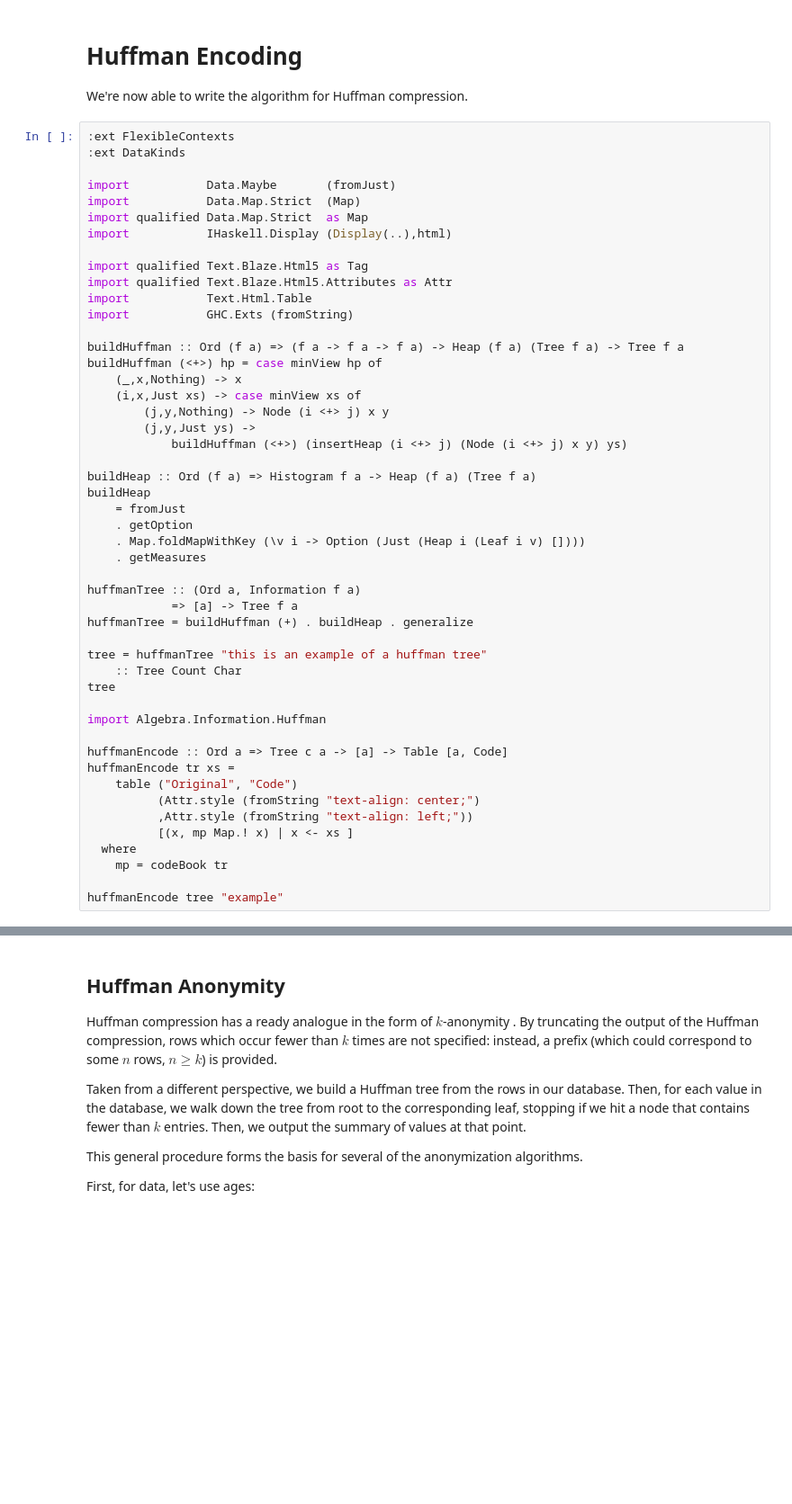
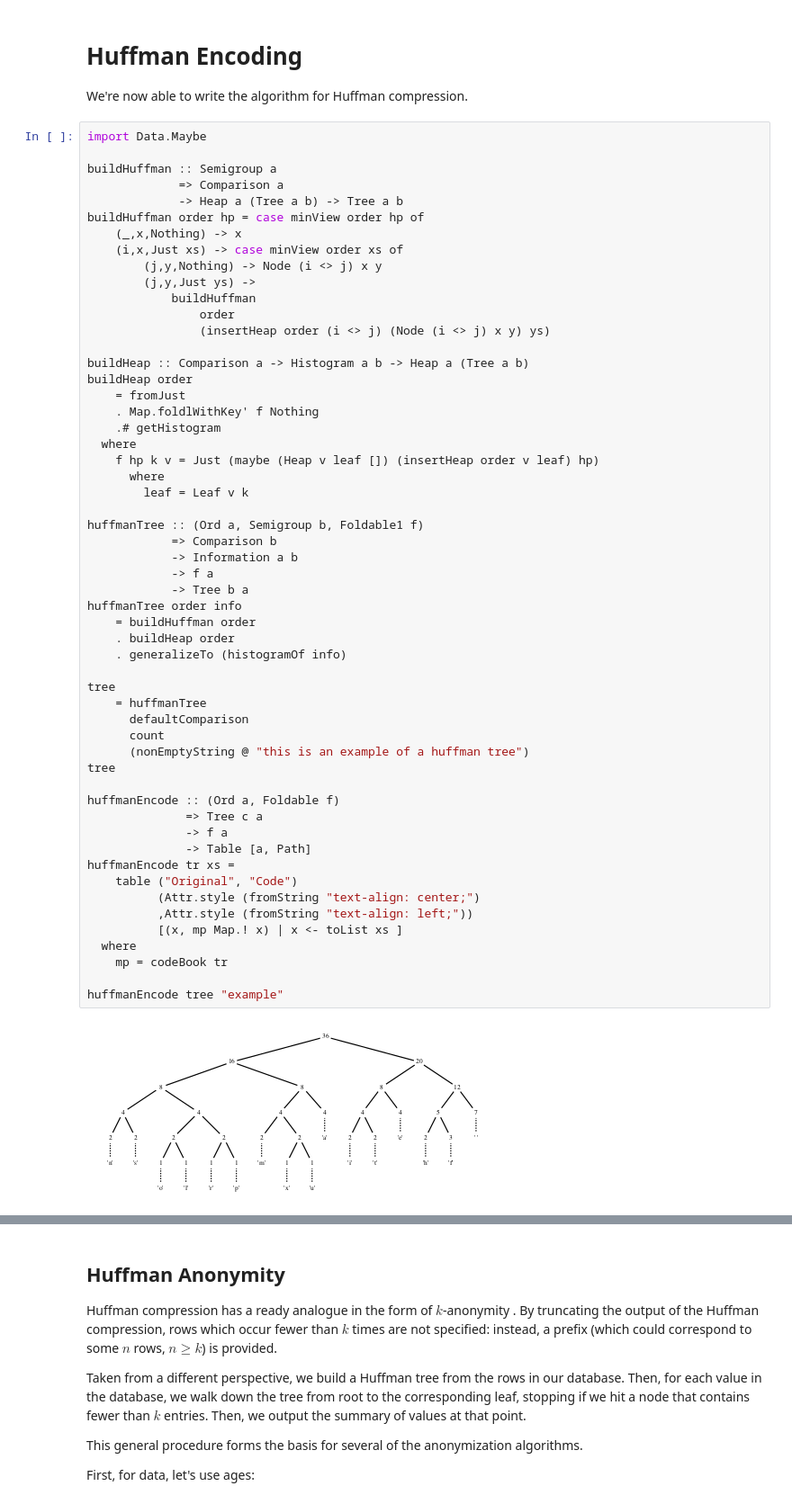
Before and after one commit to oisdk/IHaskell, a Jupyter notebook: notebooks/Privacy.ipynb, the cells around one changed output, grey strips where cells are left out. Shown at 90% size. Cells and saved outputs as stored; diff of their text form; blank space fills up the shorter version.

```diff
--- a/notebooks/Privacy.ipynb
+++ b/notebooks/Privacy.ipynb
@@ -214,51 +227,59 @@ insertHeap i x (Heap j y ys)
 
 We're now able to write the algorithm for Huffman compression.
 # %%
-:ext FlexibleContexts
-:ext DataKinds
+import Data.Maybe
 
-import           Data.Maybe       (fromJust)
-import           Data.Map.Strict  (Map)
-import qualified Data.Map.Strict  as Map
-import           IHaskell.Display (Display(..),html)
+buildHuffman :: Semigroup a
+             => Comparison a
+             -> Heap a (Tree a b) -> Tree a b
+buildHuffman order hp = case minView order hp of
+    (_,x,Nothing) -> x
+    (i,x,Just xs) -> case minView order xs of
+        (j,y,Nothing) -> Node (i <> j) x y
+        (j,y,Just ys) ->
+            buildHuffman
+                order
+                (insertHeap order (i <> j) (Node (i <> j) x y) ys)
 
-import qualified Text.Blaze.Html5 as Tag
-import qualified Text.Blaze.Html5.Attributes as Attr
-import           Text.Html.Table
-import           GHC.Exts (fromString)
+buildHeap :: Comparison a -> Histogram a b -> Heap a (Tree a b)
+buildHeap order
+    = fromJust
+    . Map.foldlWithKey' f Nothing
+    .# getHistogram
+  where
+    f hp k v = Just (maybe (Heap v leaf []) (insertHeap order v leaf) hp)
+      where
+        leaf = Leaf v k
 
-buildHuffman :: Ord (f a) => (f a -> f a -> f a) -> Heap (f a) (Tree f a) -> Tree f a
-buildHuffman (<+>) hp = case minView hp of
-    (_,x,Nothing) -> x
-    (i,x,Just xs) -> case minView xs of
-        (j,y,Nothing) -> Node (i <+> j) x y
-        (j,y,Just ys) ->
-            buildHuffman (<+>) (insertHeap (i <+> j) (Node (i <+> j) x y) ys)
+huffmanTree :: (Ord a, Semigroup b, Foldable1 f)
+            => Comparison b
+            -> Information a b
+            -> f a
+            -> Tree b a
+huffmanTree order info
+    = buildHuffman order
+    . buildHeap order
+    . generalizeTo (histogramOf info)
 
-buildHeap :: Ord (f a) => Histogram f a -> Heap (f a) (Tree f a)
-buildHeap
-    = fromJust
-    . getOption
-    . Map.foldMapWithKey (\v i -> Option (Just (Heap i (Leaf i v) [])))
-    . getMeasures
-
-huffmanTree :: (Ord a, Information f a)
-            => [a] -> Tree f a
-huffmanTree = buildHuffman (+) . buildHeap . generalize
-
-tree = huffmanTree "this is an example of a huffman tree"
-    :: Tree Count Char
+tree
+    = huffmanTree
+      defaultComparison
+      count
+      (nonEmptyString @ "this is an example of a huffman tree")
 tree
 
-import Algebra.Information.Huffman
-
-huffmanEncode :: Ord a => Tree c a -> [a] -> Table [a, Code]
+huffmanEncode :: (Ord a, Foldable f)
+              => Tree c a
+              -> f a
+              -> Table [a, Path]
 huffmanEncode tr xs =
     table ("Original", "Code")
           (Attr.style (fromString "text-align: center;")
           ,Attr.style (fromString "text-align: left;"))
-          [(x, mp Map.! x) | x <- xs ]
+          [(x, mp Map.! x) | x <- toList xs ]
   where
     mp = codeBook tr
 
 huffmanEncode tree "example"
+# %% [output]
+[figure, added]
```
Also changed, not shown: parts of 38 cells of this notebook, 5 other files.
